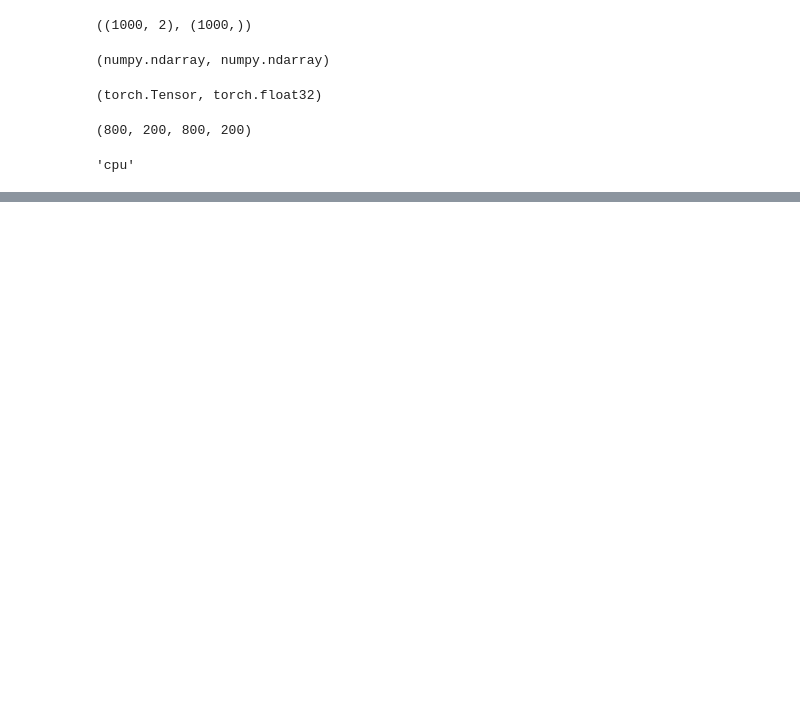
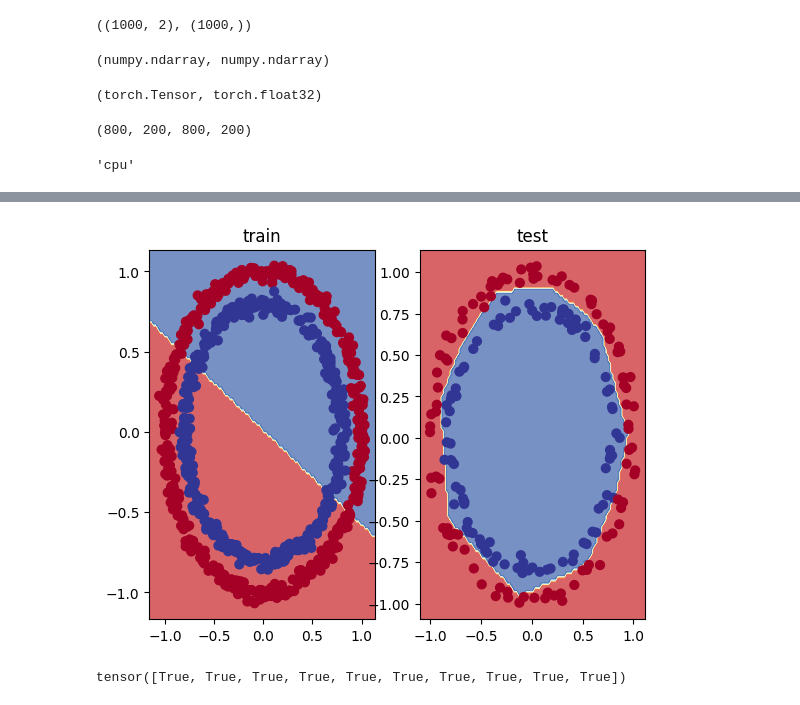
Before and after one commit to 404saugat404/pytorch, a Jupyter notebook: rev/neural_network.ipynb, the cells around one changed output, grey strips where cells are left out. Saved outputs shown, nothing was run; the diff lists cells and outputs as text; code cells hidden in the pictures; blank space fills up the shorter version.

```diff
--- a/rev/neural_network.ipynb
+++ b/rev/neural_network.ipynb
@@ -115,0 +339,35 @@ model1=make_circle_v1().to(device)
+# %%
+#building a training and testing loop
+
+torch.manual_seed(42)
+epochs=10000
+X_train,X_test,y_train,y_test=X_train.to(device),X_test.to(device),y_train.to(device),y_test.to(device)
+
+
+for epoch in range(epochs):
+  model_1.train()
+
+  y_logits=model_1(X_train).squeeze()
+  y_pred=torch.round(torch.sigmoid(y_logits))
+
+  loss=loss_fn(y_logits,y_train)
+  accuracy=acc(y_true=y_train,y_pred=y_pred)
+
+  optimizer.zero_grad()
+
+  loss.backward()
+
+  optimizer.step()
+
+  model_1.eval()
+  with torch.inference_mode():
+    y_pred_logits=model_1(X_test).squeeze()
+    y_test_pred=torch.round(torch.sigmoid(y_pred_logits))
+
+    test_loss=loss_fn(y_pred_logits,y_test)
+    test_accuracy=acc(y_true=y_test,y_pred=y_test_pred)
+
+    optimizer.zero_grad()
+
+  if epoch%1000==0:
+    print(f'epoch: {epoch}  |  train loss: {loss:.5f}  |  train accuracy: {accuracy:.2f}%  |  test loss: {test_loss:.5f}  |  test accuracy: {test_accuracy:.2f}%')
@@ -115,0 +385,11 @@ model1=make_circle_v1().to(device)
+# %%
+plt.plot(figsize=(12,12))
+plt.subplot(1,2,1)
+plt.title("train")
+plot_decision_boundary(model_0,X_train,y_train)
+
+plt.subplot(1,2,2)
+plt.title("test")
+plot_decision_boundary(model_1,X_test,y_test)
+# %% [output]
+[figure, added]
@@ -115,0 +400,4 @@ model1=make_circle_v1().to(device)
+# %%
+torch.eq(y_pred[:10],y_test[:10])
+# %% [output]
+tensor([True, True, True, True, True, True, True, True, True, True])
```
Also changed, not shown: parts of 19 cells of this notebook.
